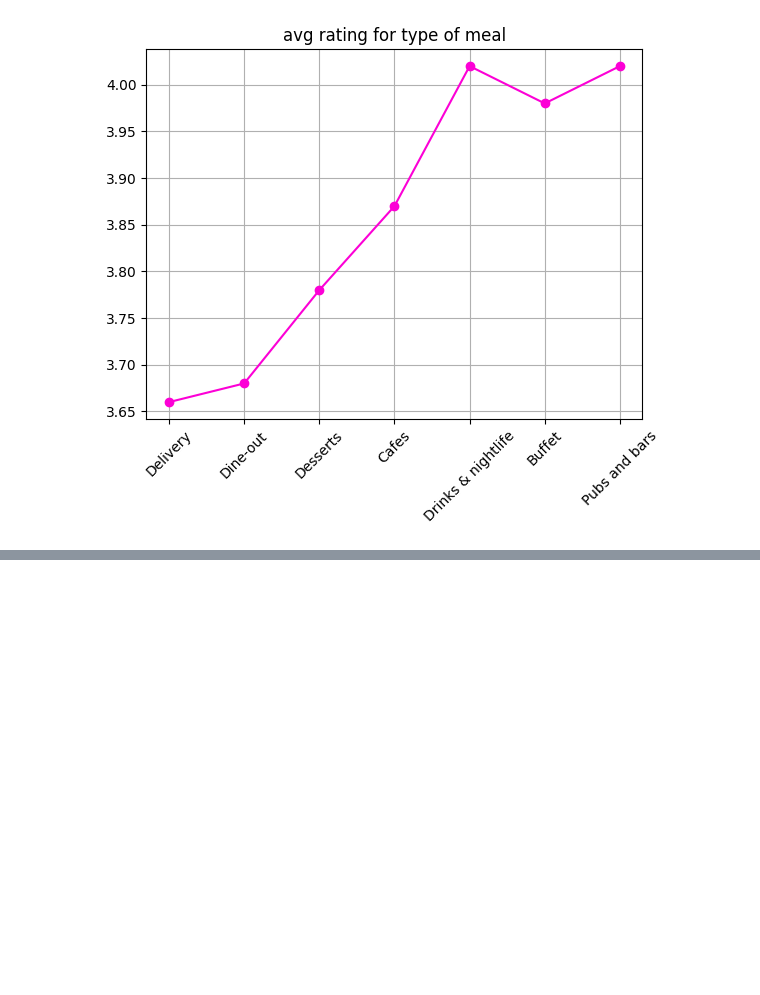
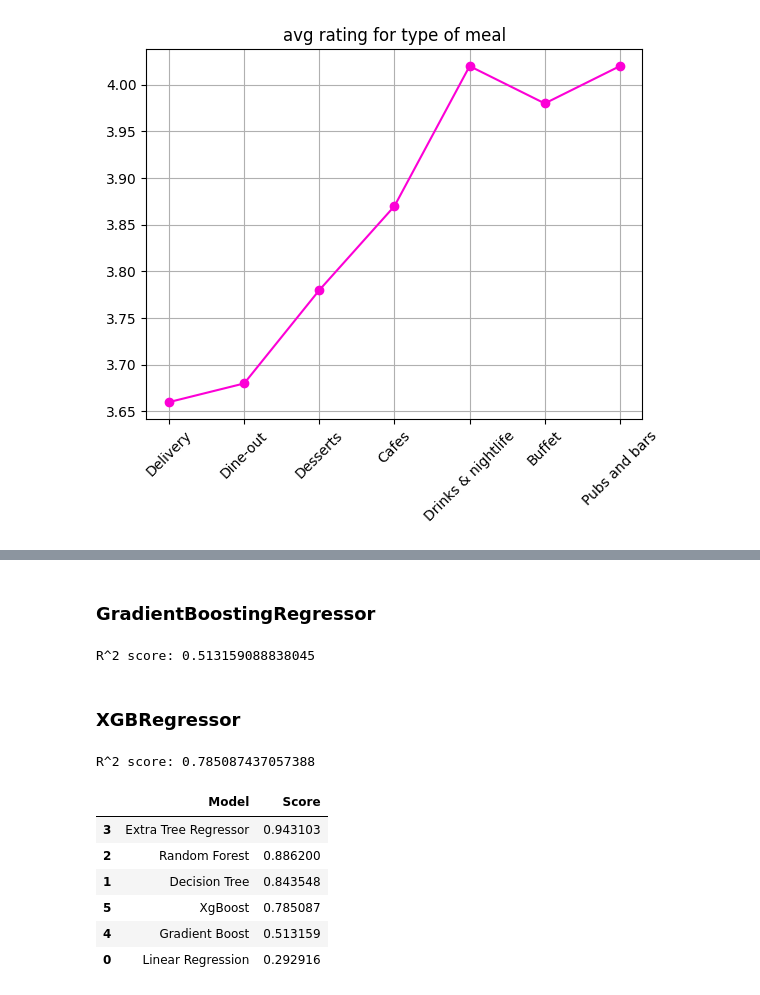
Before and after one commit to 07Sada/Restaurant_Rating_Prediction, a Jupyter notebook: Restaurant_Rating_Prediction.ipynb, the cells around one changed output, grey strips where cells are left out. Saved outputs shown, nothing was run; the diff lists cells and outputs as text; code cells hidden in the pictures; blank space fills up the shorter version.

```diff
--- a/Restaurant_Rating_Prediction.ipynb
+++ b/Restaurant_Rating_Prediction.ipynb
@@ -726,0 +871,66 @@ plt.show()
+# %% [markdown]
+### GradientBoostingRegressor
+# %%
+# Import the Gradient Boosting Regressor algorithm from scikit-learn
+from sklearn.ensemble import GradientBoostingRegressor
+
+# Initialize the Gradient Boosting Regressor
+gbr = GradientBoostingRegressor()
+
+# Fit the model to the training data (x_train and y_train)
+gbr.fit(x_train, y_train)
+
+# Use the trained model to make predictions for the x_test data
+y_predict = gbr.predict(x_test)
+
+# Calculate the R2 score between the actual y_test values and the predicted y_predict values
+r2 = r2_score(y_test, y_predict)
+
+# Printing the R^2 score
+print("R^2 score:", r2)
+# %% [output]
+R^2 score: 0.513159088838045
+# %% [markdown]
+### XGBRegressor
+# %%
+# Import the XGBRegressor algorithm from the xgboost library
+from xgboost import XGBRegressor
+
+# Initialize the XGBRegressor model
+xgb = XGBRegressor(
+    booster='gbtree',
+    learning_rate=0.1,
+    max_depth=7,
+    n_estimators=200
+)
+
+# Fit the model to the training data (x_train and y_train)
+xgb.fit(x_train, y_train)
+
+# Use the trained model to make predictions for the x_test data
+y_predict = xgb.predict(x_test)
+
+# Calculate the R2 score between the actual y_test values and the predicted y_predict values
+r2 = r2_score(y_test, y_predict)
+
+# Printing the R^2 score
+print("R^2 score:", r2)
+# %% [output]
+R^2 score: 0.785087437057388
+# %%
+models = pd.DataFrame({
+    'Model' : ['Linear Regression','Decision Tree', 'Random Forest','Extra Tree Regressor', 'Gradient Boost', 'XgBoost'],
+    'Score' : [reg.score(x_test, y_test), Dtree.score(x_test, y_test), RForest.score(x_test, y_test), ETree.score(x_test, y_test),
+               gbr.score(x_test, y_test), xgb.score(x_test, y_test)]
+})
+
+
+models.sort_values(by = 'Score', ascending = False)
+# %% [output]
+|  | Model | Score |
+| 3 | Extra Tree Regressor | 0.943103 |
+| 2 | Random Forest | 0.886200 |
+| 1 | Decision Tree | 0.843548 |
+| 5 | XgBoost | 0.785087 |
+| 4 | Gradient Boost | 0.513159 |
+| 0 | Linear Regression | 0.292916 |
```
Also changed, not shown: parts of 16 cells of this notebook, 1 other file.
